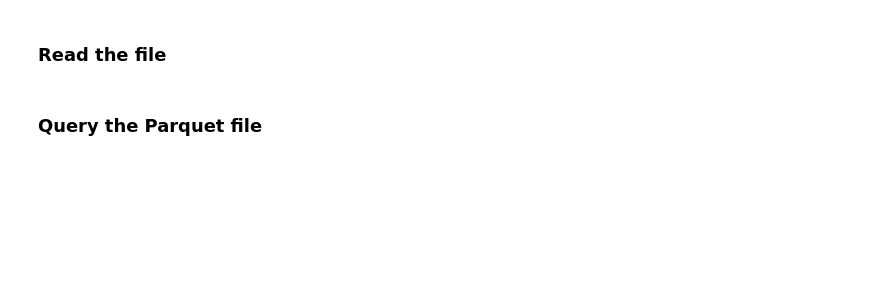
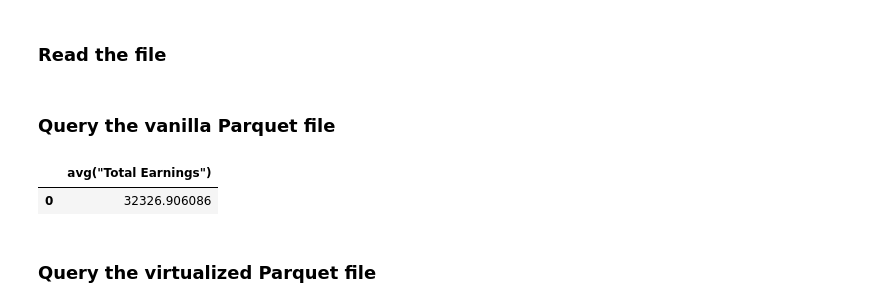
Before and after one commit to utndatasystems/virtual, a Jupyter notebook: examples/demo-parquet.ipynb, the cells around one changed output. Saved outputs shown, nothing was run; the diff lists cells and outputs as text; code cells hidden in the pictures; blank space fills up the shorter version.

Commit message:
Added support for Parquet file paths

```diff
--- a/examples/demo-parquet.ipynb
+++ b/examples/demo-parquet.ipynb
@@ -55,7 +102,16 @@ virtual.to_format(df, 'example_virtual.parquet', functions)
 # %%
 df = virtual.from_format('example_virtual.parquet')
 # %% [markdown]
-### Query the Parquet file
+### Query the vanilla Parquet file
+# %%
+import duckdb
+
+duckdb.sql('select avg("Total Earnings") from read_parquet("example.parquet")').df()
+# %% [output]
+|  | avg("Total Earnings") |
+| 0 | 32326.906086 |
+# %% [markdown]
+### Query the virtualized Parquet file
 # %%
 virtual.query(
   'select avg("Total Earnings") from read_parquet("example_virtual.parquet")',
```
Also changed, not shown: parts of 5 cells of this notebook, 5 other files.
